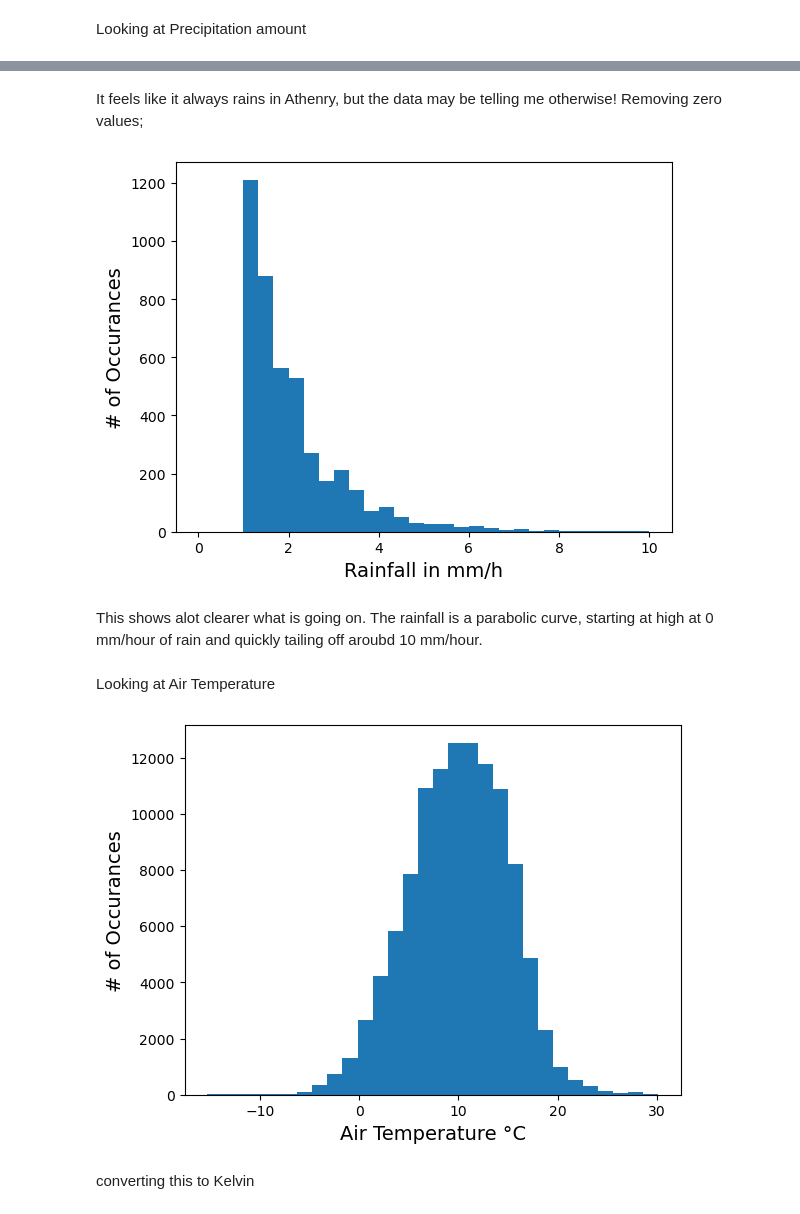
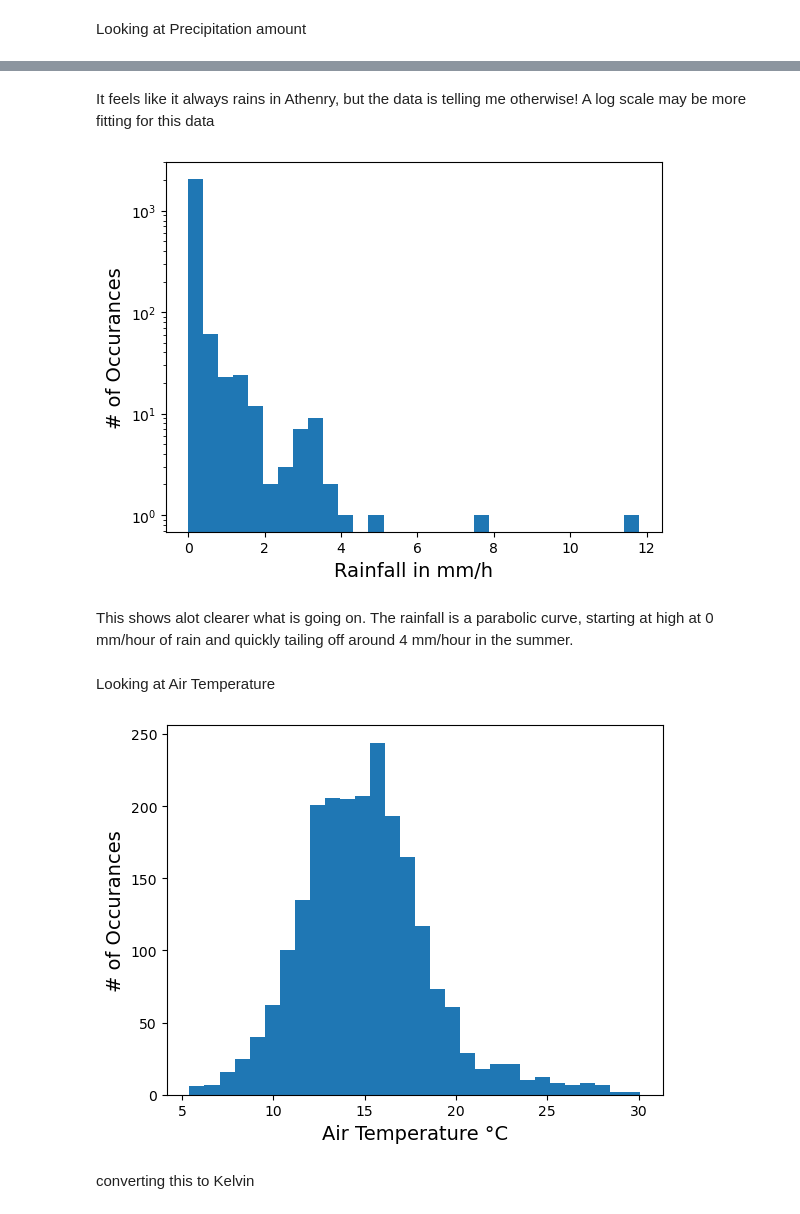
Before and after one commit to DaveAero/Project1, a Jupyter notebook: Untitled.ipynb, the cells around one changed output, grey strips where cells are left out. Saved outputs shown, nothing was run; the diff lists cells and outputs as text; code cells hidden in the pictures.

```diff
--- a/Untitled.ipynb
+++ b/Untitled.ipynb
@@ -78,6 +79,6 @@ import numpy as np
 # %%
 # Loading data from CSV file
-Data = pd.read_csv('Data\hly1875.csv', skiprows=18, names=["Date and Time", "Rainfall Indicators", "Precipitation Amount", "Temperature Indicators", "Air Temperature", "Wet Bulb Indicators", "Wet Bulb Temperature","Dew Point Temperature", "Vapour Pressure", "Relative Humidity", "Mean Sea Level Pressure", "Wind Speed Indicators", "Mean Wind Speed", "Wind Direction Indicators", "Predominant Wind Direction"])
+Data = pd.read_csv('https://cli.fusio.net/cli/climate_data/webdata/hly1875.csv', skiprows=107513, nrows= 2208, names=["Date and Time", "Rainfall Indicators", "Precipitation Amount", "Temperature Indicators", "Air Temperature", "Wet Bulb Indicators", "Wet Bulb Temperature","Dew Point Temperature", "Vapour Pressure", "Relative Humidity", "Mean Sea Level Pressure", "Wind Speed Indicators", "Mean Wind Speed", "Wind Direction Indicators", "Predominant Wind Direction"])
 
 # Cleaning data, from info doc
 #Data = Data.drop(['B', 'C'], axis=1)
@@ -87,3 +88,15 @@ Data = Data.loc[Data["Wet Bulb Indicators"] == 0]
 Data = Data.loc[Data["Wind Speed Indicators"] == 2]
 Data = Data.loc[Data["Wind Direction Indicators"] == 2]
 Data = Data.loc[Data["Mean Sea Level Pressure"] != " "]
+
+# Removing unused columns
+Data = Data.drop(columns=["Rainfall Indicators", "Temperature Indicators", "Wet Bulb Indicators", "Wet Bulb Temperature","Dew Point Temperature", "Vapour Pressure", "Relative Humidity", "Wind Speed Indicators", "Wind Direction Indicators"])
+
+# Cleaning data into correct formats
+Data["Precipitation Amount"] = Data["Precipitation Amount"].apply(float)
+Data["Air Temperature"] = Data["Air Temperature"].apply(float)
+Data["Mean Sea Level Pressure"] = Data["Mean Sea Level Pressure"].apply(float)
+Data["Mean Wind Speed"] = Data["Mean Wind Speed"].apply(float)
+Data["Predominant Wind Direction"] = Data["Predominant Wind Direction"].apply(int)
+# %%
+Data['datetime'] = pd.to_datetime(Data["Date and Time"])
@@ -101,35 +130,28 @@ plt.show()
 # %% [markdown]
-It feels like it always rains in Athenry, but the data may be telling me otherwise! Removing zero values;
+It feels like it always rains in Athenry, but the data is telling me otherwise! A log scale may be more fitting for this data
 # %%
 # plot:
-Rain = Data["Precipitation Amount"].apply(float)
-
-Raining = []
-
-for value in Rain:
-    if value > 1.0:
-        Raining.append(value)
-
-plt.hist(Raining, bins=30, range=[0,10])
+plt.hist(Data["Precipitation Amount"], bins=30)
+plt.yscale("log")
 plt.xlabel('Rainfall in mm/h', fontsize=14)
 plt.ylabel('# of Occurances', fontsize=14)
 
 plt.show()
 # %% [output]
-[figure, old version]
+[figure, new version]
 # %% [markdown]
-This shows alot clearer what is going on. The rainfall is a parabolic curve, starting at high at 0 mm/hour of rain and quickly tailing off aroubd 10 mm/hour.
+This shows alot clearer what is going on. The rainfall is a parabolic curve, starting at high at 0 mm/hour of rain and quickly tailing off around 4 mm/hour in the summer.
 # %% [markdown]
 Looking at Air Temperature
 # %%
 # plot:
-plt.hist(Data["Air Temperature"].apply(float), bins=30)
+plt.hist(Data["Air Temperature"], bins=30)
 plt.xlabel('Air Temperature °C', fontsize=14)
 plt.ylabel('# of Occurances', fontsize=14)
 
 plt.show()
 # %% [output]
-[figure, old version]
+[figure, new version]
 # %% [markdown]
 converting this to Kelvin
 # %%
```
Also changed, not shown: parts of 20 cells of this notebook.
